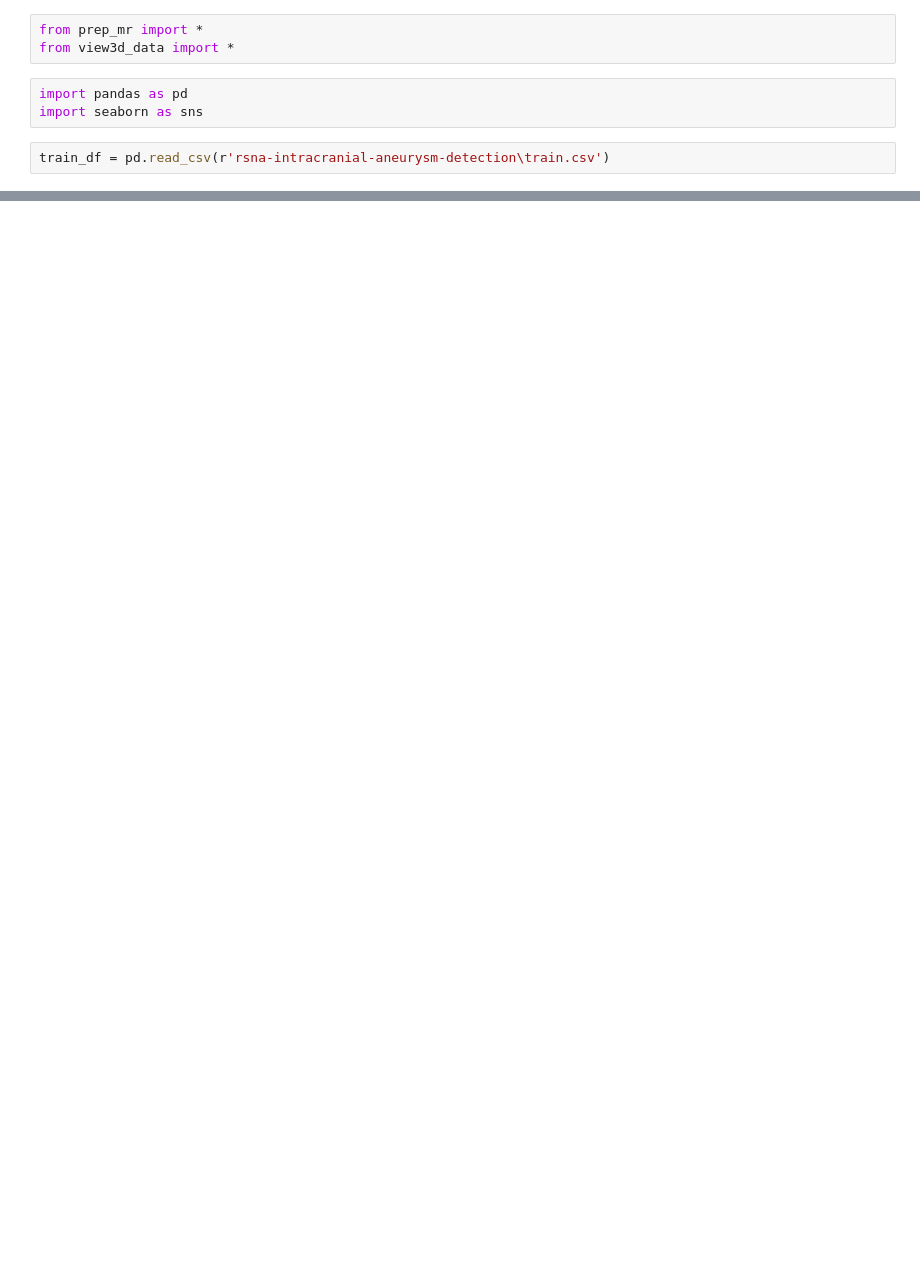
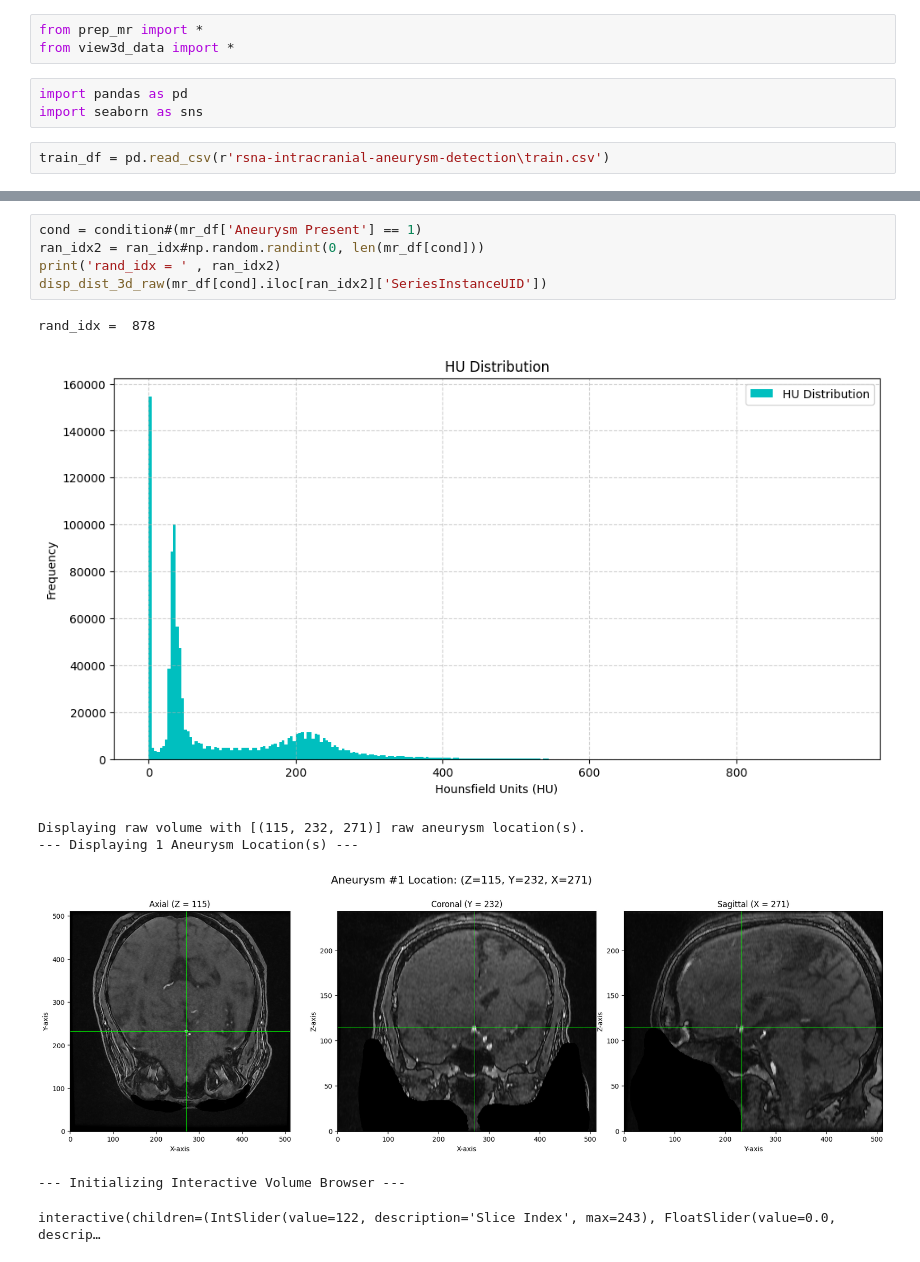
Before and after one commit to BhaveshSolanki32/Aneurysm_detection, a Jupyter notebook: mra.ipynb, the cells around one changed output, grey strips where cells are left out. Saved outputs shown, nothing was run; the diff lists cells and outputs as text; blank space fills up the shorter version.

```diff
--- a/mra.ipynb
+++ b/mra.ipynb
@@ -39,0 +242,13 @@ Applying N4 Bias Field Correction...
+# %%
+cond = condition#(mr_df['Aneurysm Present'] == 1)
+ran_idx2 = ran_idx#np.random.randint(0, len(mr_df[cond]))
+print('rand_idx = ' , ran_idx2)
+disp_dist_3d_raw(mr_df[cond].iloc[ran_idx2]['SeriesInstanceUID'])
+# %% [output]
+rand_idx =  878
+[figure, added]
+Displaying raw volume with [(115, 232, 271)] raw aneurysm location(s).
+--- Displaying 1 Aneurysm Location(s) ---
+[figure, added]
+--- Initializing Interactive Volume Browser ---
+interactive(children=(IntSlider(value=122, description='Slice Index', max=243), FloatSlider(value=0.0, descrip…
```
Also changed, not shown: parts of 15 cells of this notebook, 3 other files.
